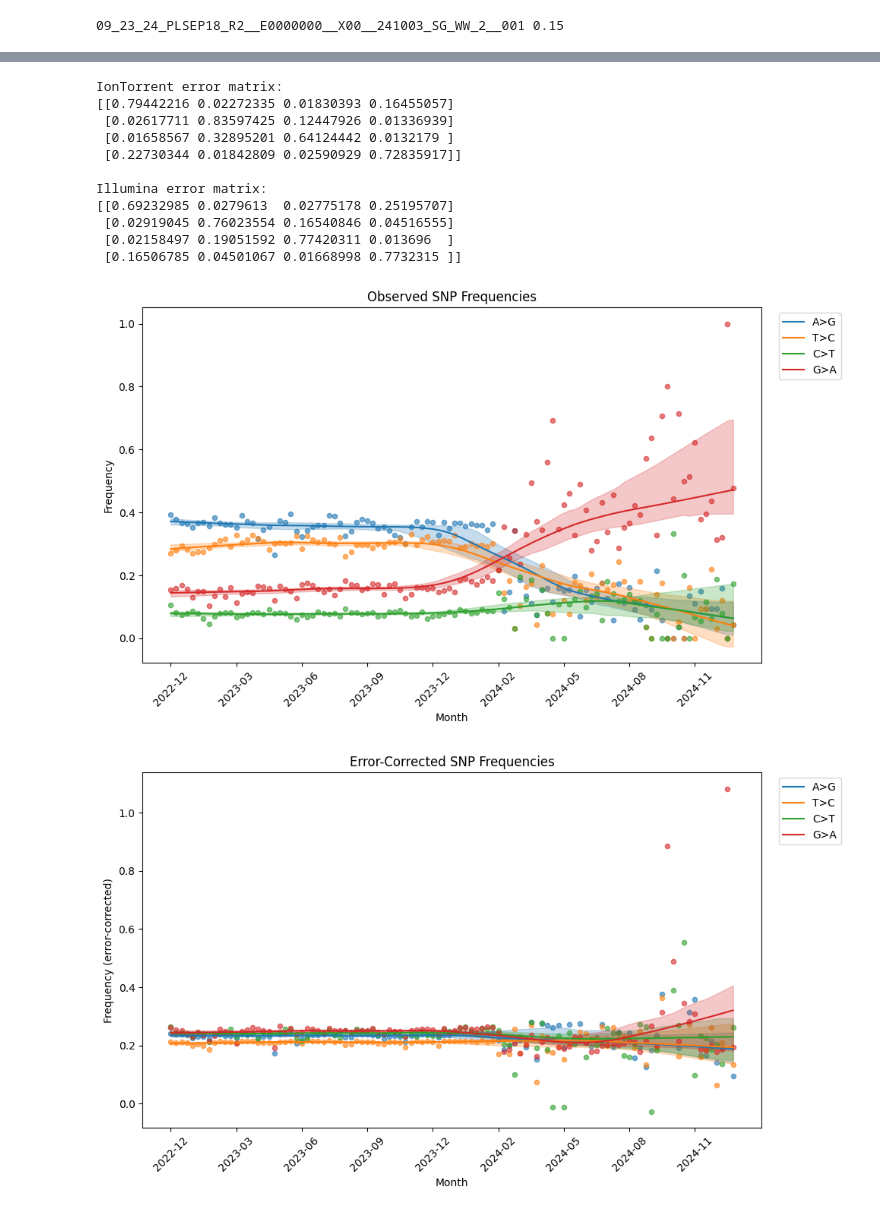
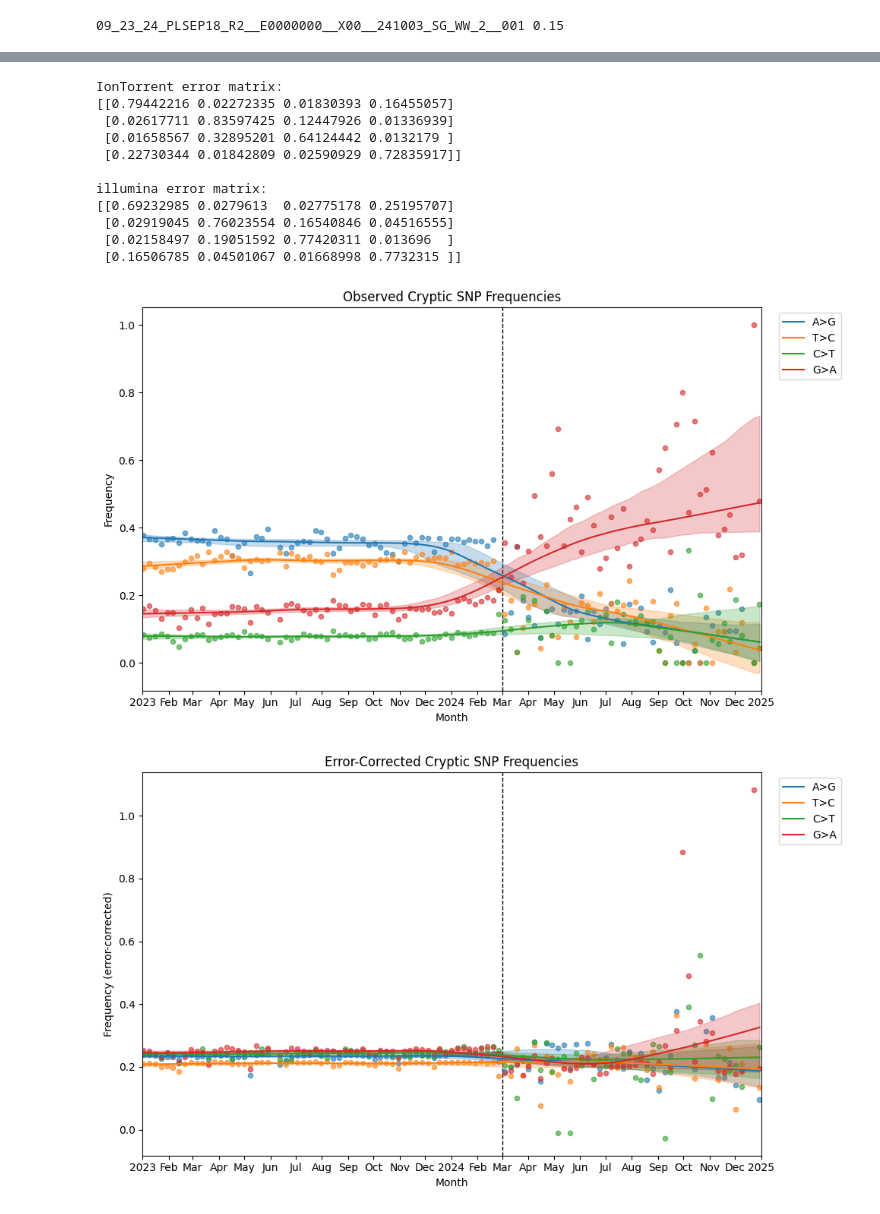
Before and after one commit to andersen-lab/covariants-paper, a Jupyter notebook: fig3/snp-error-model/error-model.ipynb, the cells around one changed output, grey strips where cells are left out. Cells and saved outputs as stored; diff of their text form; code cells hidden in the pictures.

Commit message:
Add error model to fig3

```diff
--- a/fig3/snp-error-model/error-model.ipynb
+++ b/fig3/snp-error-model/error-model.ipynb
@@ -32,12 +25,12 @@ def lowess_with_ci(x, y, frac=0.4, n_boot=200, ci=95, random_state=None):
 # %%
 # load wastewater metadata
-metadata = pd.read_csv("../data/search_metadata.csv")
+metadata = pd.read_csv("../../data/search_metadata.csv")
 
-freyja_barcodes = pd.read_feather('../data/sars2_metadata/usher_barcodes.feather')
+freyja_barcodes = pd.read_feather('../../data/sars2_metadata/usher_barcodes.feather')
 barcode_muts = freyja_barcodes.columns
 
 # select non-coding regions
-gff = pd.read_csv("../data/sars2_metadata/NC_045512_Hu-1.gff", sep="\t", header=None)
+gff = pd.read_csv("../../data/sars2_metadata/NC_045512_Hu-1.gff", sep="\t", header=None)
 gff = gff[gff[2].str.contains("UTR", na=False) | gff[2].str.contains("stem_loop", na=False)]
 intergenic_regions = []
 for index, row in gff.iterrows():
@@ -79,13 +72,13 @@ iontorrent_freqs_list = []
 illumina_freqs_list = []
 
 for _, row in iontorrent_samples.iterrows():
-    path = f"../data/original_bam/ivar/{row['sample']}.trimmed.sorted.unfiltered.tsv"
+    path = f"../../data/original_bam/ivar/{row['sample']}.trimmed.sorted.unfiltered.tsv"
     f = compute_snp_frequencies(path, intergenic_regions)
     if sum(f.values()) > 0:
         iontorrent_freqs_list.append(f)
 
 for _, row in illumina_samples.iterrows():
-    path = f"../data/original_bam/ivar/{row['sample']}.trimmed.sorted.unfiltered.tsv"
+    path = f"../../data/original_bam/ivar/{row['sample']}.trimmed.sorted.unfiltered.tsv"
     f = compute_snp_frequencies(path, intergenic_regions)
     current_max = 0
     max_sample = None
@@ -97,7 +90,7 @@ print(max_sample, current_max)
 
 # Print the illumina samples with the highest G>A frequency
 for _, row in illumina_samples.iterrows():
-    path = f"../data/original_bam/ivar/{row['sample']}.trimmed.sorted.unfiltered.tsv"
+    path = f"../../data/original_bam/ivar/{row['sample']}.trimmed.sorted.unfiltered.tsv"
     f = compute_snp_frequencies(path, intergenic_regions)
     if sum(f.values()) > 0:
         illumina_freqs_list.append(f)
@@ -172,7 +166,7 @@ illumina_matrix = build_error_matrix(illumina_freqs)
 
 print("IonTorrent error matrix:")
 print(iontorrent_matrix)
-print("\nIllumina error matrix:")
+print("\nillumina error matrix:")
 print(illumina_matrix)
 
 np.save("iontorrent_error_matrix.npy", iontorrent_matrix)
@@ -184,12 +178,41 @@ IonTorrent error matrix:
  [0.01658567 0.32895201 0.64124442 0.0132179 ]
  [0.22730344 0.01842809 0.02590929 0.72835917]]
 
-Illumina error matrix:
+illumina error matrix:
 [[0.69232985 0.0279613  0.02775178 0.25195707]
  [0.02919045 0.76023554 0.16540846 0.04516555]
  [0.02158497 0.19051592 0.77420311 0.013696  ]
  [0.16506785 0.04501067 0.01668998 0.7732315 ]]
 # %%
+
+def lowess_with_ci(x, y, frac=0.4, n_boot=200, ci=95, random_state=None):
+    """LOWESS fit with bootstrap CI. Returns (y_smooth, y_lower, y_upper).
+    Note: seaborn regplot ignores ci= when lowess=True, so we compute it manually.
+    """
+    rng = np.random.default_rng(random_state)
+    n = len(x)
+    x = np.asarray(x, dtype=float)
+    y = np.asarray(y, dtype=float)
+    result = lowess(y, x, frac=frac, return_sorted=True)
+    y_smooth = np.interp(x, result[:, 0], result[:, 1])
+    boot_preds = []
+    for _ in range(n_boot):
+        inds = rng.integers(0, n, size=n)
+        try:
+            res = lowess(y[inds], x[inds], frac=frac, return_sorted=True)
+            boot_preds.append(np.interp(x, res[:, 0], res[:, 1]))
+        except Exception:
+            pass
+    boot_preds = np.array(boot_preds)
+    alpha = (100 - ci) / 2
+    y_lower = np.percentile(boot_preds, alpha, axis=0)
+    y_upper = np.percentile(boot_preds, 100 - alpha, axis=0)
+    return y_smooth, y_lower, y_upper
+
+
+
+
+
 nucs = ["A", "T", "C", "G"]
 snp_types = ["A>G", "T>C", "C>T", "G>A"]
 #snp_types = ["A>T", "A>C", "A>G", "T>A", "T>C", "T>G", "C>A", "C>T", "C>G", "G>A", "G>C", "G>T"]
@@ -197,14 +220,14 @@ snp_types = ["A>G", "T>C", "C>T", "G>A"]
 cutoff_date = pd.to_datetime("2024-03-01")
 
 # load cryptic snp frequencies
-obs_counts = pd.read_csv("../snp_frequencies/cryptic_snp_freqs.csv").set_index("week")
+obs_counts = pd.read_csv("../../snp_frequencies/cryptic_snp_freqs.csv").set_index("week")
 #obs_counts = pd.read_csv("../snp_frequencies/non_cryptic_snp_freqs.csv").set_index("week")
 obs_counts.index = pd.to_datetime(obs_counts.index)
 
 obs_freq = obs_counts.div(obs_counts.sum(axis=1), axis=0)
 # Plot observed frequencies: points + LOESS
 fig, ax = plt.subplots(figsize=(10, 6))
-x = np.arange(len(obs_freq))
+x = mdates.date2num(obs_freq.index)
 plot_colors = {"A>G": "#1f77b4", "T>C": "#ff7f0e", "C>T": "#2ca02c", "G>A": "#d62728"}
 for col in snp_types:
     if col in obs_freq.columns:
@@ -214,14 +237,18 @@ for col in snp_types:
         ax.fill_between(x, y_lo, y_hi, alpha=0.25, color=c)
         ax.plot(x, y_smooth, color=c, label=col)
         ax.scatter(x, y_vals, color=c, alpha=0.6, s=20)
-ax.set_xticks(x[::12])
-ax.set_xticklabels(obs_freq.index[::12].strftime("%Y-%m"), rotation=45)
 ax.set_xlabel("Month")
 ax.set_ylabel("Frequency")
 ax.legend(bbox_to_anchor=(1.02, 1), loc="upper left", ncol=1)
-ax.set_title("Observed SNP Frequencies")
+ax.xaxis.set_major_locator(mdates.MonthLocator())
+ax.xaxis.set_major_formatter(plt.FuncFormatter(custom_month_year_formatter))
+ax.set_xlim(mdates.date2num(pd.Timestamp("2023-01-01")), mdates.date2num(pd.Timestamp("2025-01-01")))
+ax.axvline(mdates.date2num(cutoff_date), color="black", linestyle="--", linewidth=1, zorder=0)
+
+ax.set_title("Observed Cryptic SNP Frequencies")
 plt.tight_layout()
 
+plt.savefig("plots/cryptic_snp_frequencies.pdf", transparent=True, bbox_inches='tight')
 
 # error correction
 true_counts = obs_counts.copy().astype(float)
@@ -238,36 +265,41 @@ for period in obs_counts.index:
         obs_vec = np.array([obs_counts.loc[period, f"{ref_nuc}>{alt}"] for alt in alts])
 
         reduced_matrix = np.delete(error_matrix_base, nucs.index(ref_nuc), axis=0)
         true_vec = np.linalg.pinv(reduced_matrix) @ obs_vec
 
         true_vec = true_vec / true_vec.sum()
 
         true_counts.loc[period, f"{ref_nuc}>{ref_nuc}"] = true_vec[nucs.index(ref_nuc)]
         for alt_nuc in alts:
             true_counts.loc[period, f"{ref_nuc}>{alt_nuc}"] = true_vec[nucs.index(alt_nuc)]
 
 
 # convert true_counts to frequencies (normalize over 12 SNP types only, same as obs_freq)
 true_freq = true_counts[obs_counts.columns].div(true_counts[obs_counts.columns].sum(axis=1), axis=0)
 # Plot error-corrected: points + LOESS
 fig, ax = plt.subplots(figsize=(10, 6))
-x = np.arange(len(true_freq))
+x = mdates.date2num(true_freq.index)
 for col in snp_types:
     if col in true_freq.columns:
         y_vals = true_freq[col].values
         y_smooth, y_lo, y_hi = lowess_with_ci(x, y_vals, frac=0.4, n_boot=200, ci=95)
         c = plot_colors.get(col)
         ax.fill_between(x, y_lo, y_hi, alpha=0.25, color=c)
         ax.plot(x, y_smooth, color=c, label=col)
         ax.scatter(x, y_vals, color=c, alpha=0.6, s=20)
-ax.set_xticks(x[::12])
-ax.set_xticklabels(true_freq.index[::12].strftime("%Y-%m"), rotation=45)
 ax.set_xlabel("Month")
 ax.set_ylabel("Frequency (error-corrected)")
 ax.legend(bbox_to_anchor=(1.02, 1), loc="upper left", ncol=1)
-ax.set_title("Error-Corrected SNP Frequencies")
+ax.set_title("Error-Corrected Cryptic SNP Frequencies")
+ax.xaxis.set_major_locator(mdates.MonthLocator())
+ax.xaxis.set_major_formatter(plt.FuncFormatter(custom_month_year_formatter))
+ax.set_xlim(mdates.date2num(pd.Timestamp("2023-01-01")), mdates.date2num(pd.Timestamp("2025-01-01")))
+ax.axvline(mdates.date2num(cutoff_date), color="black", linestyle="--", linewidth=1, zorder=0)
+
+
 plt.tight_layout()
+plt.savefig("plots/error_corrected_snp_frequencies.pdf", transparent=True, bbox_inches='tight')
 plt.show()
 # %% [output]
-[figure, old version]
+[figure, new version]
-[figure, old version]
+[figure, new version]
```
Also changed, not shown: parts of 2 cells of this notebook, 7 other files.
